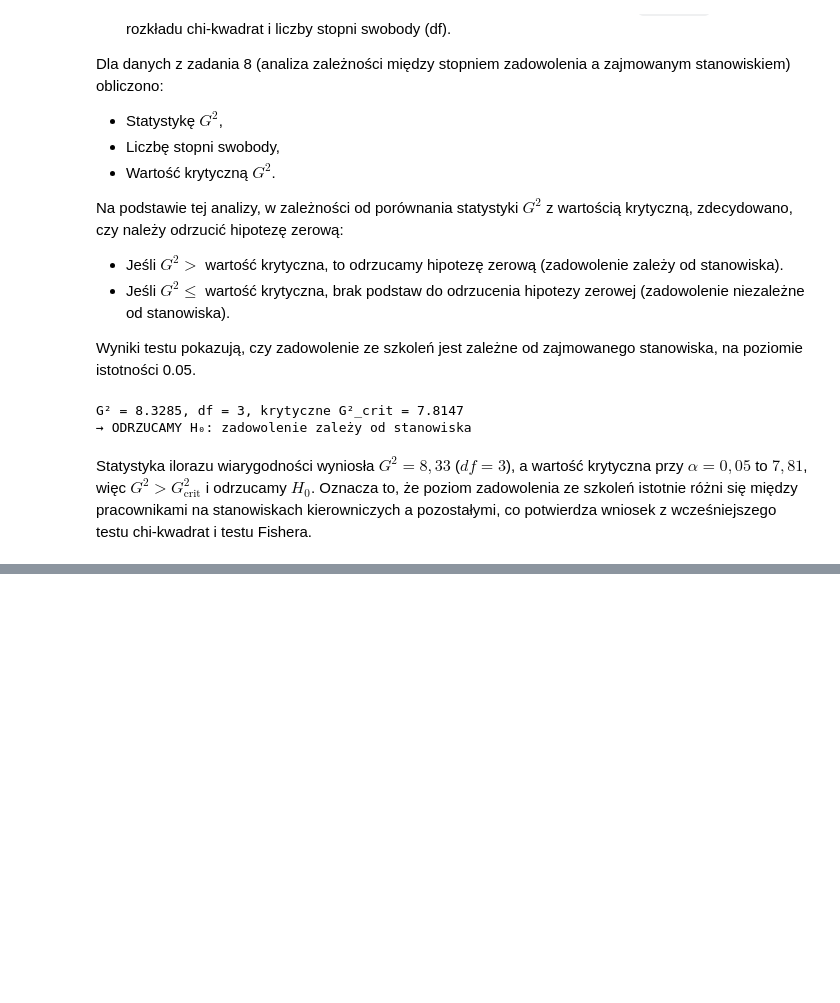
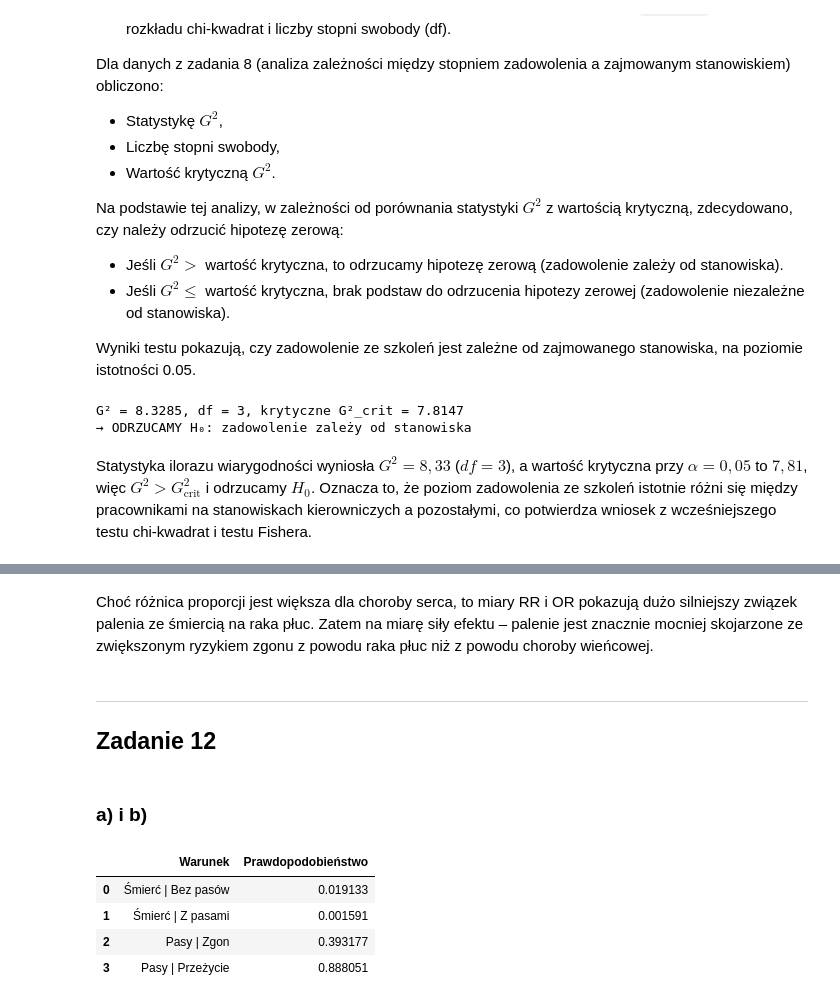
Before and after one commit to mathieuboro/Analysis_of_Survey_Data, a Jupyter notebook: Sprawozdanie2.ipynb, the cells around one changed output, grey strips where cells are left out. Saved outputs shown, nothing was run; the diff lists cells and outputs as text; code cells hidden in the pictures; blank space fills up the shorter version.

```diff
--- a/Sprawozdanie2.ipynb
+++ b/Sprawozdanie2.ipynb
@@ -521,0 +559,45 @@ Statystyka ilorazu wiarygodności wyniosła $G^2 = 8{,}33$ ($df = 3$), a wartoś
+# %% [markdown]
+Choć różnica proporcji jest większa dla choroby serca, to miary RR i OR pokazują dużo silniejszy związek palenia ze śmiercią na raka płuc. Zatem na miarę siły efektu – palenie jest znacznie mocniej skojarzone ze zwiększonym ryzykiem zgonu z powodu raka płuc niż z powodu choroby wieńcowej.
+# %% [markdown]
+___
+## Zadanie 12
+# %% [markdown]
+### a) i b)
+# %%
+zmarli_bez = 1085
+zywi_bez = 55623
+zmarli_pas = 703
+zywi_pas = 441239
+
+pi_1_1 = zmarli_bez / (zmarli_bez + zywi_bez)
+pi_1_2 = zmarli_pas / (zmarli_pas + zywi_pas)
+
+pi_2_1 = zmarli_pas / (zmarli_pas + zmarli_bez)
+pi_2_2 = zywi_pas / (zywi_pas + zywi_bez)
+
+df = pd.DataFrame([
+    {
+        "Warunek": "Śmierć | Bez pasów",
+        "Prawdopodobieństwo": pi_1_1
+    },
+    {
+        "Warunek": "Śmierć | Z pasami",
+        "Prawdopodobieństwo": pi_1_2
+    },
+    {
+        "Warunek": "Pasy | Zgon",
+        "Prawdopodobieństwo": pi_2_1
+    },
+    {
+        "Warunek": "Pasy | Przeżycie",
+        "Prawdopodobieństwo": pi_2_2
+    }
+])
+
+df
+# %% [output]
+|  | Warunek | Prawdopodobieństwo |
+| 0 | Śmierć | Bez pasów | 0.019133 |
+| 1 | Śmierć | Z pasami | 0.001591 |
+| 2 | Pasy | Zgon | 0.393177 |
+| 3 | Pasy | Przeżycie | 0.888051 |
```
Also changed, not shown: parts of 7 cells of this notebook.
